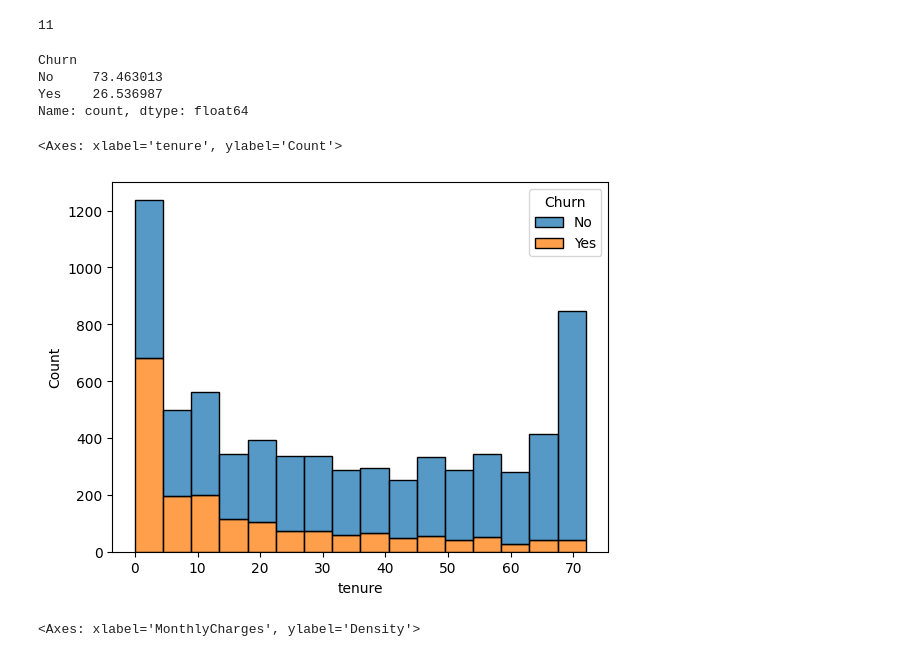
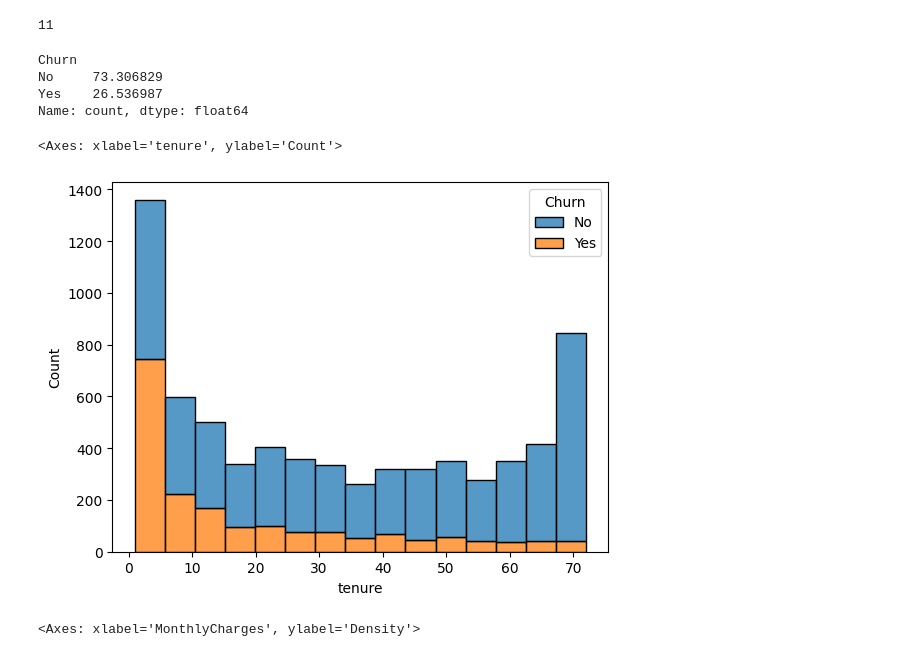
Before and after one commit to Mihavana/mlops-ci-cd-prediction_churn, a Jupyter notebook: src/eda.ipynb, the cells around one changed output. Drawn from its saved outputs; the diff is of its cells as text; code cells hidden in the pictures.

```diff
--- a/src/eda.ipynb
+++ b/src/eda.ipynb
@@ -113,15 +113,15 @@ len(df)-len(df.dropna())
 # %%
 df_clean = df.dropna()
 # %%
-df['Churn'].value_counts()/len(df)*100
+df_clean['Churn'].value_counts()/len(df)*100
 # %% [output]
 Churn
-No     73.463013
+No     73.306829
 Yes    26.536987
 Name: count, dtype: float64
 # %%
-sns.histplot(data=df, x='tenure', hue='Churn', multiple='stack')
+sns.histplot(data=df_clean, x='tenure', hue='Churn', multiple='stack')
 # %% [output]
 <Axes: xlabel='tenure', ylabel='Count'>
-[figure, old version]
+[figure, new version]
 # %%
```
Also changed, not shown: parts of 4 cells of this notebook.
